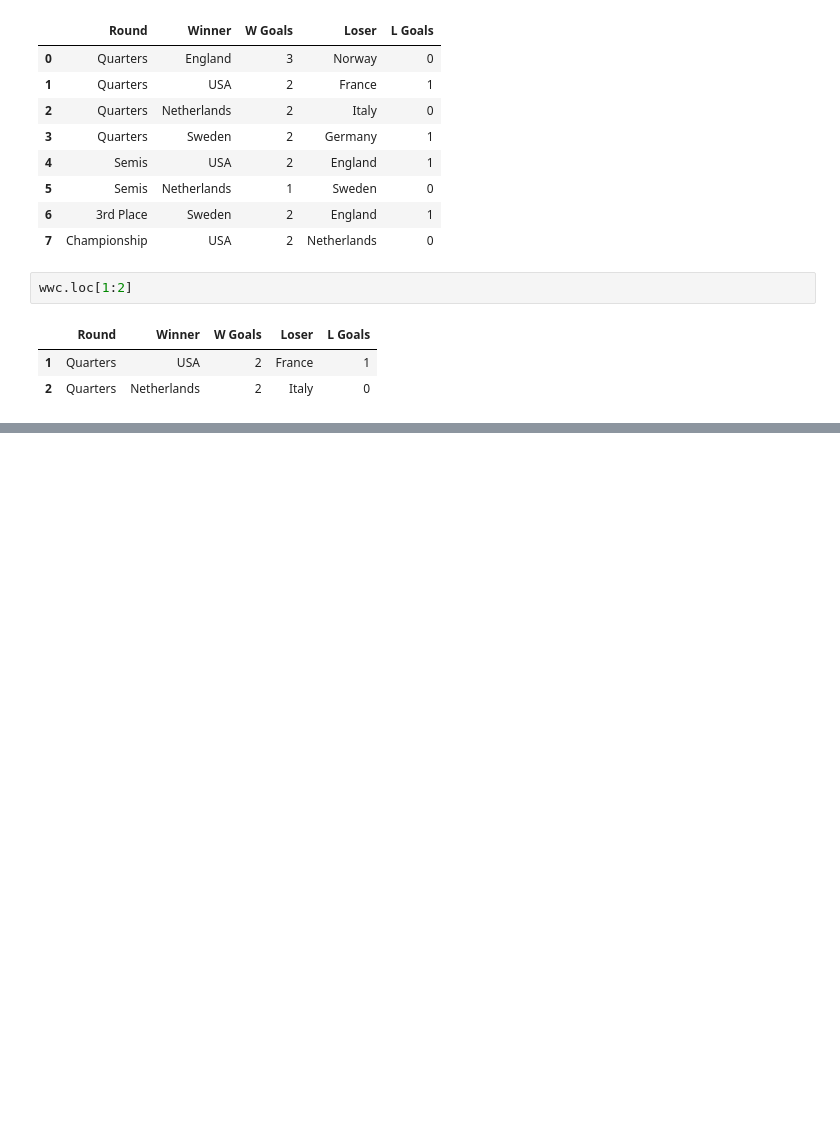
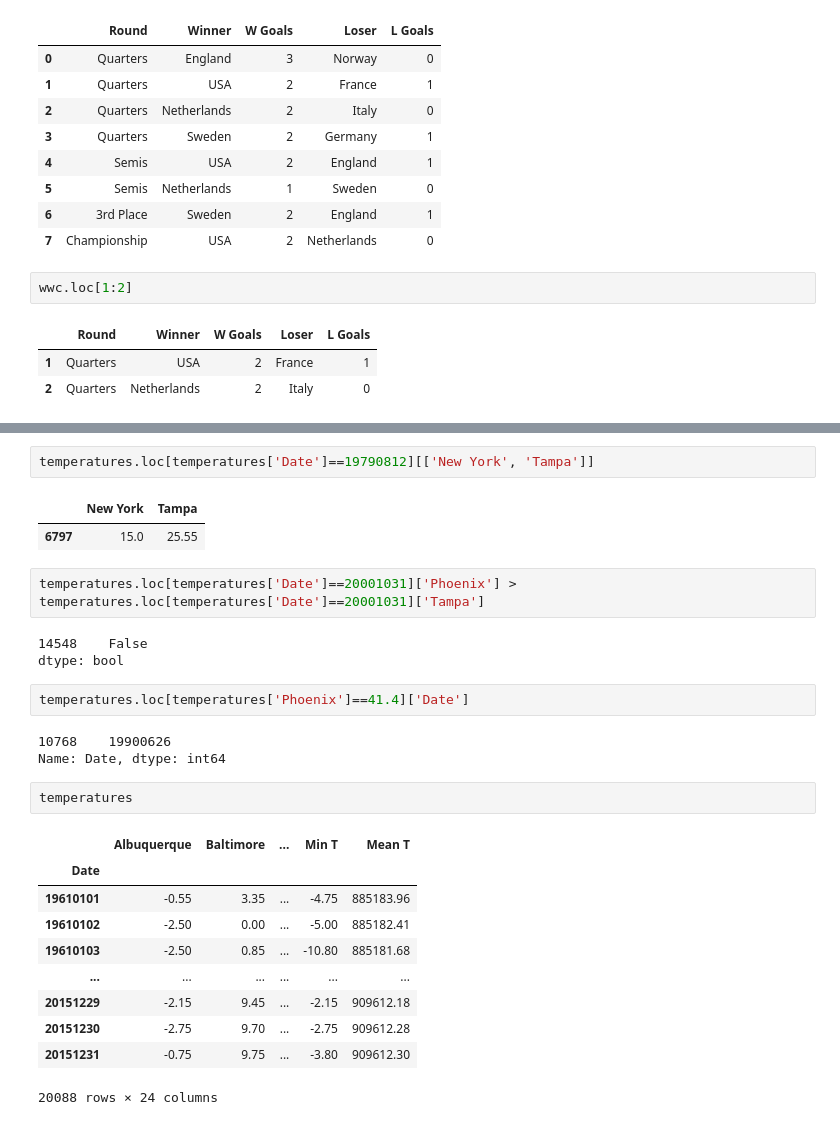
Before and after one commit to jinjiaacademy/MIT6001_2, a Jupyter notebook: figure_code/Chapter 23 Exploring Data with Pandas.ipynb, the cells around one changed output, grey strips where cells are left out. Drawn from its saved outputs; the diff is of its cells as text; blank space fills up the shorter version.

```diff
--- a/figure_code/Chapter 23 Exploring Data with Pandas.ipynb
+++ b/figure_code/Chapter 23 Exploring Data with Pandas.ipynb
@@ -304,0 +493,28 @@ KeyError: "None of [Index(['Semis'], dtype='object')] are in the [index]"
+# %%
+temperatures.loc[temperatures['Date']==19790812][['New York', 'Tampa']]
+# %% [output]
+|  | New York | Tampa |
+| 6797 | 15.0 | 25.55 |
+# %%
+temperatures.loc[temperatures['Date']==20001031]['Phoenix'] > temperatures.loc[temperatures['Date']==20001031]['Tampa']
+# %% [output]
+14548    False
+dtype: bool
+# %%
+temperatures.loc[temperatures['Phoenix']==41.4]['Date']
+# %% [output]
+10768    19900626
+Name: Date, dtype: int64
+# %%
+temperatures
+# %% [output]
+|  | Albuquerque | Baltimore | ... | Min T | Mean T |
+| Date |  |  |  |  |  |
+| 19610101 | -0.55 | 3.35 | ... | -4.75 | 885183.96 |
+| 19610102 | -2.50 | 0.00 | ... | -5.00 | 885182.41 |
+| 19610103 | -2.50 | 0.85 | ... | -10.80 | 885181.68 |
+| ... | ... | ... | ... | ... | ... |
+| 20151229 | -2.15 | 9.45 | ... | -2.15 | 909612.18 |
+| 20151230 | -2.75 | 9.70 | ... | -2.75 | 909612.28 |
+| 20151231 | -0.75 | 9.75 | ... | -3.80 | 909612.30 |
+20088 rows × 24 columns
```
Also changed, not shown: parts of 29 cells of this notebook.
